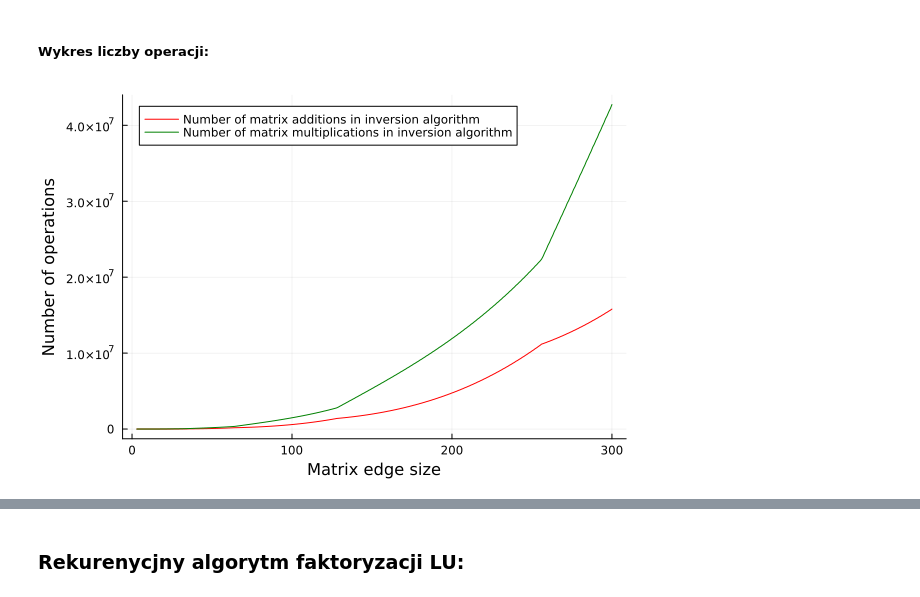
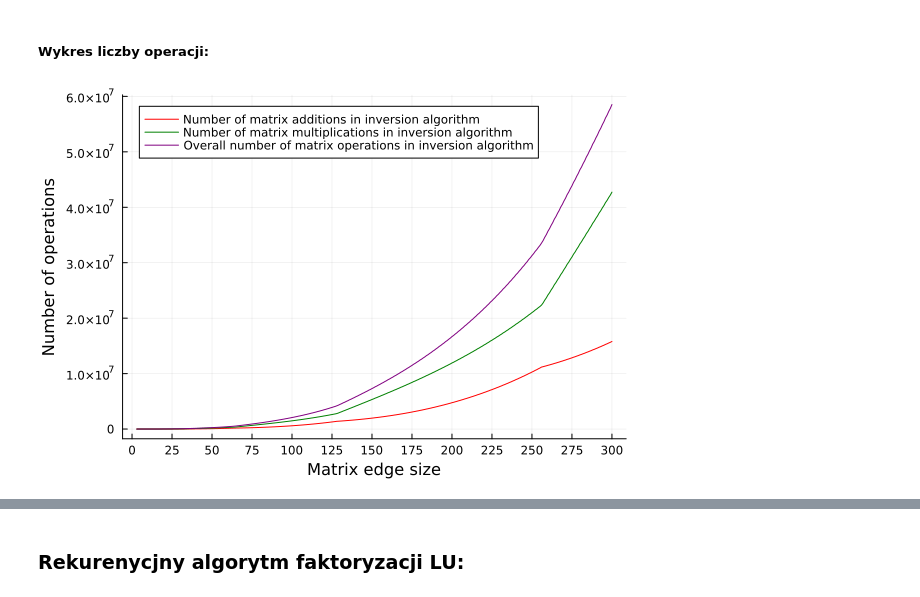
Before and after one commit to janmast1o/Macierzowe, a Jupyter notebook: Lab2/lab2.ipynb, the cells around one changed output, grey strips where cells are left out. Cells and saved outputs as stored; diff of their text form; code cells hidden in the pictures.

```diff
--- a/Lab2/lab2.ipynb
+++ b/Lab2/lab2.ipynb
@@ -364,9 +349,10 @@ savefig("inversion_exec_time_i5_13400f.png");
 # %% [markdown]
 ##### Wykres liczby operacji:
 # %%
-@df inv_df plot(:n, :additions, label="Number of matrix additions in inversion algorithm", xlabel="Matrix edge size", ylabel="Number of operations", color=:red)
+@df inv_df plot(:n, :additions, label="Number of matrix additions in inversion algorithm", xlabel="Matrix edge size", ylabel="Number of operations", color=:red, xticks=0:25:300)
 @df inv_df plot!(:n, :multiplications, label="Number of matrix multiplications in inversion algorithm", color=:green)
+@df inv_df plot!(:n, inv_df.additions+inv_df.multiplications, label="Overall number of matrix operations in inversion algorithm", color=:purple)
 # %% [output]
-[figure, old version]
+[figure, new version]
 # %%
 savefig("inversion_number_of_add_and_mul_i5_13400f.png");
```
Also changed, not shown: parts of 44 cells of this notebook, 10 other files.
